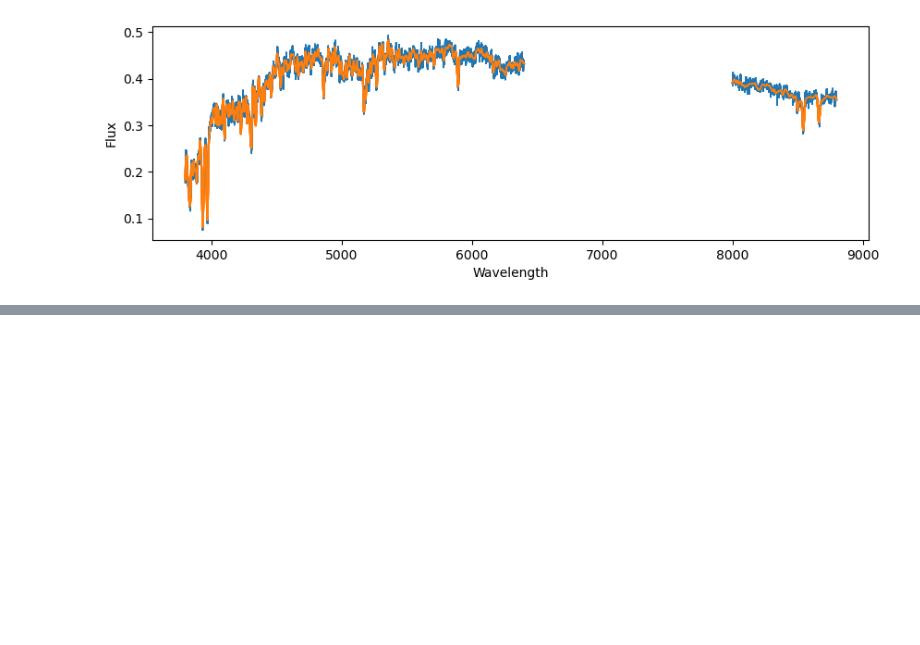
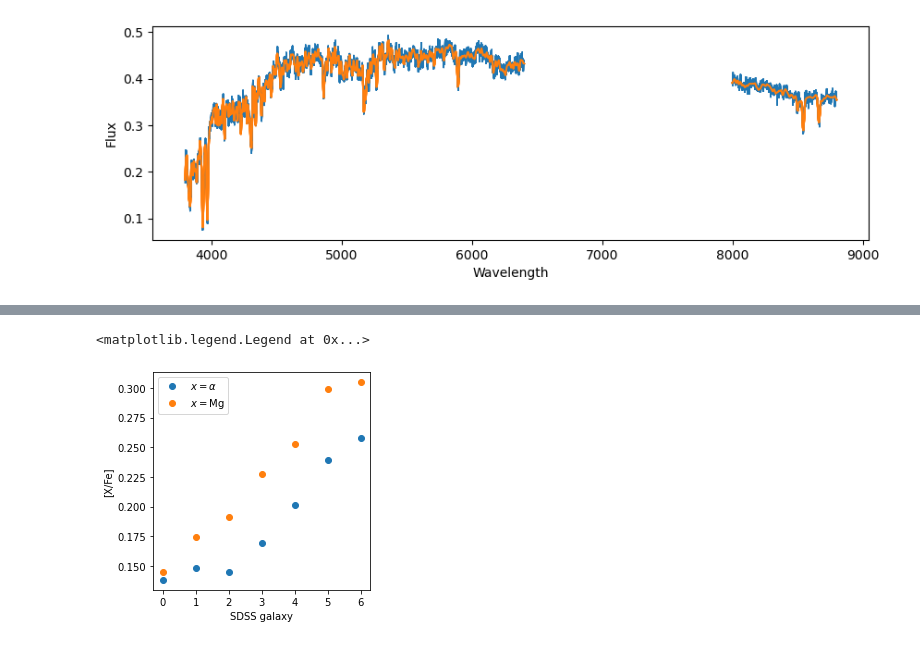
Before and after one commit to alizabeverage/alfalpha, a Jupyter notebook: mock-recovery.ipynb, the cells around one changed output, grey strips where cells are left out. Drawn from its saved outputs; the diff is of its cells as text; code cells hidden in the pictures; blank space fills up the shorter version.

```diff
--- a/mock-recovery.ipynb
+++ b/mock-recovery.ipynb
@@ -176,0 +312,16 @@ Text(0, 0.5, 'Flux')
+# %%
+from alfa.utils import correct_abundance
+from astropy.table import Table
+
+afe = correct_abundance(results[:,3],results[:,4],element='mgh')-results[:,3]-results[:,5]
+
+t = Table.read('/Users/alizabeverage/Research/chem_ev/tables_For_nicole/sdss.dat',format='ascii')
+plt.plot(np.arange(7),afe,'o',label='$x=\\alpha$')
+plt.plot(np.arange(7),t['mgfe'],'o',label='$x=$Mg')
+plt.ylabel('[X/Fe]')
+plt.xlabel('SDSS galaxy')
+plt.gca().set_box_aspect(1)
+plt.legend()
+# %% [output]
+<matplotlib.legend.Legend at 0x...>
+[figure, added]
```
Also changed, not shown: parts of 10 cells of this notebook, 2 other files.
